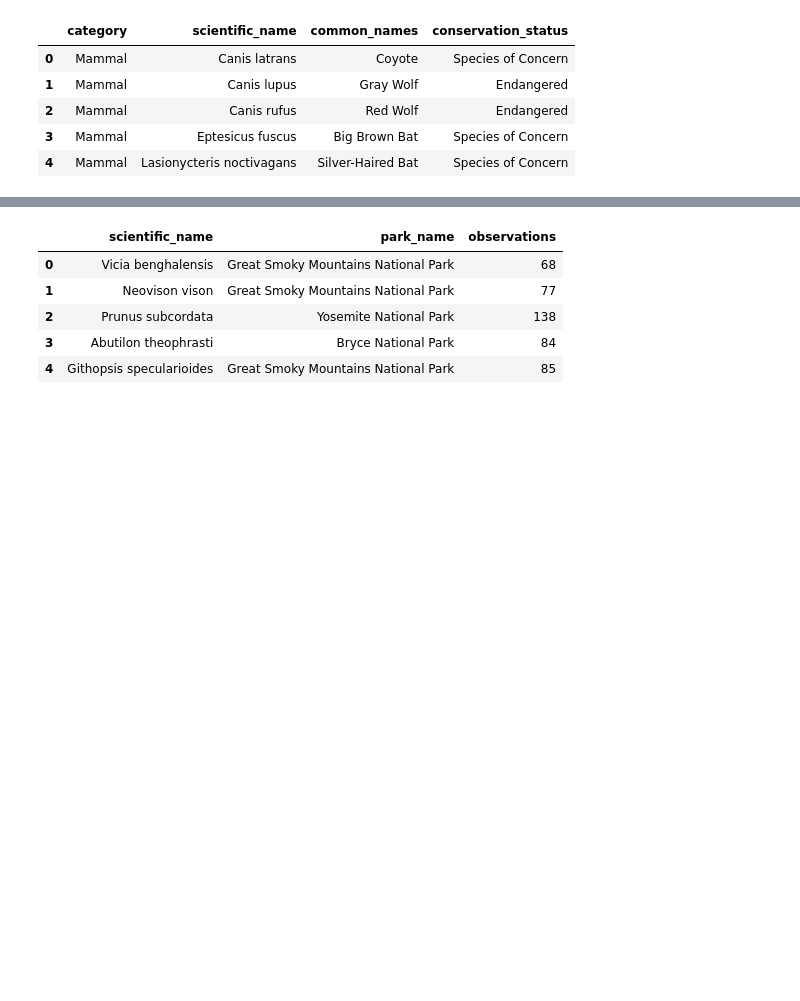
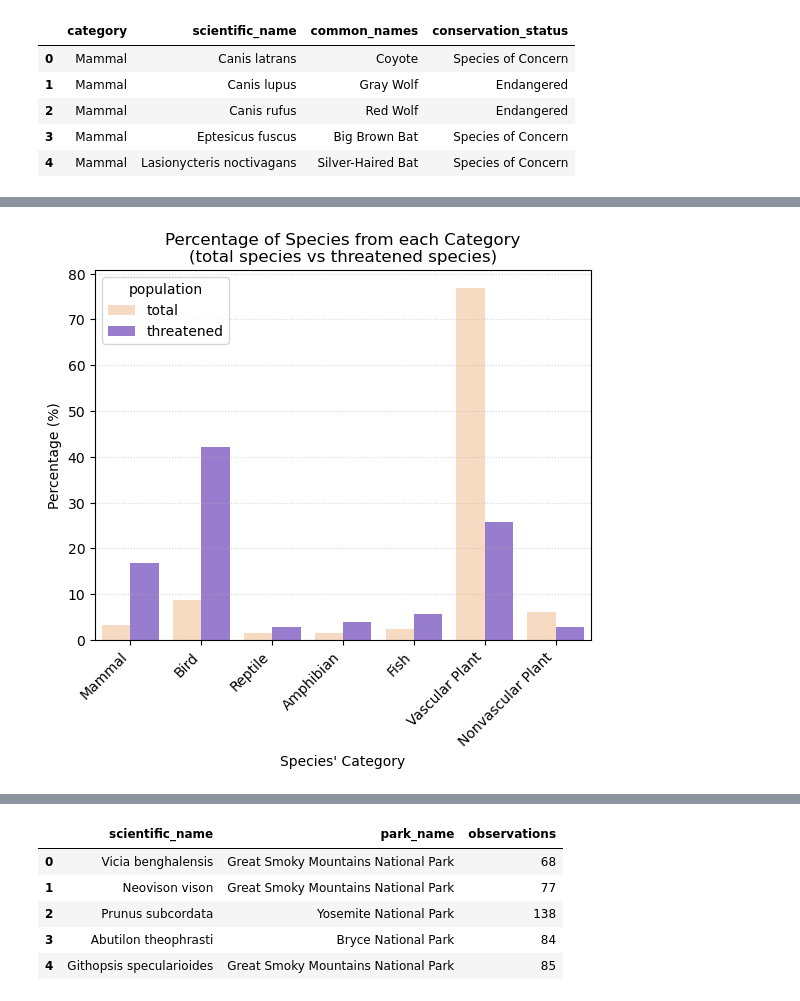
Before and after one commit to CrisFC4/Biodiversity_project, a Jupyter notebook: biodiversity_starter/biodiversity.ipynb, the cells around one changed output, grey strips where cells are left out. Saved outputs shown, nothing was run; the diff lists cells and outputs as text; code cells hidden in the pictures; blank space fills up the shorter version.

```diff
--- a/biodiversity_starter/biodiversity.ipynb
+++ b/biodiversity_starter/biodiversity.ipynb
@@ -188,0 +191,11 @@ Text(0.5, 0, 'Count')
+# %%
+categories = species.category.unique()
+cat_percent = []
+
+for category in categories:
+    percent_total = len(species[species.category == category])*100/len(species)
+    percent_threat = len(threatened[threatened.category == category])*100/len(threatened)
+    cat_percent.append([category,percent_total,percent_threat])
+
+categories_percent = pd.DataFrame(cat_percent,columns=['category','total', 'threatened'])
+categories_percent
@@ -188,0 +211,4 @@ Text(0.5, 0, 'Count')
+# %%
+# Modify the dataframe so it can be ploted more easily
+categories_percent = pd.melt(frame=categories_percent, id_vars='category',value_vars=['total','threatened'] ,value_name='percentage', var_name='population')
+categories_percent
@@ -188,0 +237,10 @@ Text(0.5, 0, 'Count')
+# %%
+# Plot the percentages of species' categories in the total population and in the threatened group
+sns.barplot(data=categories_percent, x='category', y='percentage', hue='population', palette=['peachpuff','mediumpurple'])
+plt.title('Percentage of Species from each Category\n(total species vs threatened species)')
+plt.xlabel("Species' Category")
+plt.ylabel('Percentage (%)')
+plt.xticks(rotation=45, ha='right')  # Rotate by 45 degrees and align right
+plt.grid(visible=True, which='major', axis='y', alpha=0.5, linestyle=':')
+# %% [output]
+[figure, added]
```
Also changed, not shown: parts of 11 cells of this notebook.
